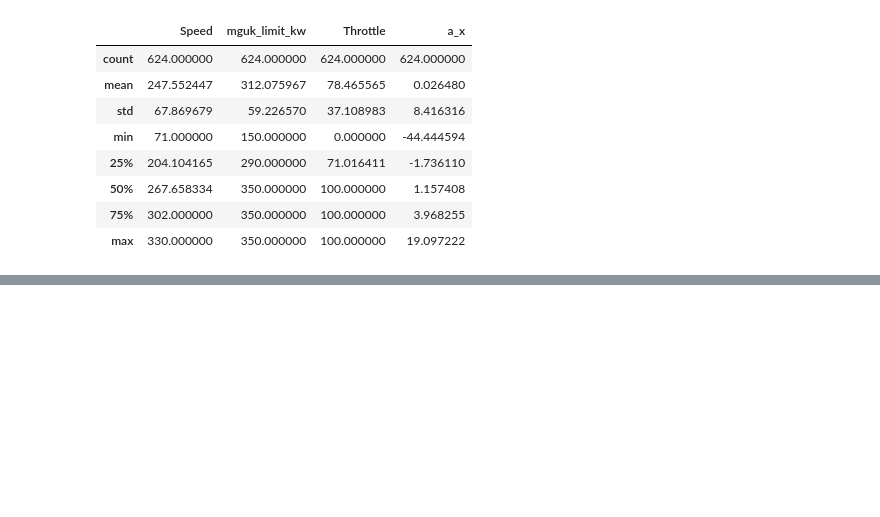
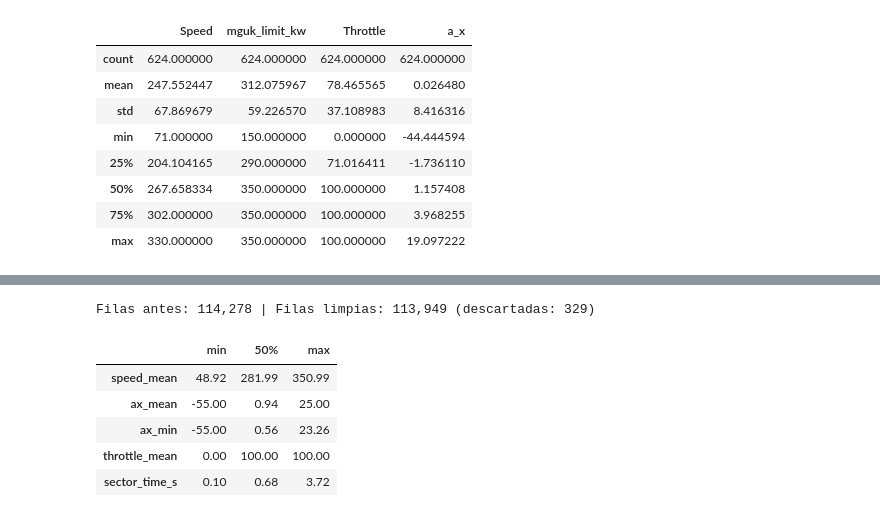
Before and after one commit to BorjaBG/F1-2026-power-unit-ml, a Jupyter notebook: notebook.ipynb, the cells around one changed output, grey strips where cells are left out. Saved outputs shown, nothing was run; the diff lists cells and outputs as text; code cells hidden in the pictures; blank space fills up the shorter version.

```diff
--- a/notebook.ipynb
+++ b/notebook.ipynb
@@ -174,0 +449,26 @@ Puntos en Super-clipping detectados: 123
+# %%
+df_clean = df_micro[
+    (df_micro["micro_sector"] >= 0)
+    & (df_micro["sector_time_s"] >= 0.1)
+].copy()
+
+# Acotar valores físicamente imposibles por ruido de muestreo
+df_clean["throttle_mean"] = df_clean["throttle_mean"].clip(0, 100)
+df_clean["ax_mean"] = df_clean["ax_mean"].clip(-55, 25)
+df_clean["ax_min"] = df_clean["ax_min"].clip(-55, 25)
+
+print(f"Filas antes: {len(df_micro):,} | Filas limpias: {len(df_clean):,} "
+      f"(descartadas: {len(df_micro) - len(df_clean):,})")
+
+# Actualizar el parquet con la versión saneada
+df_clean.to_parquet(processed_dir / "monza_2026_microsectors.parquet", index=False)
+
+df_clean[["speed_mean", "ax_mean", "ax_min", "throttle_mean", "sector_time_s"]].describe().T[["min", "50%", "max"]].round(2)
+# %% [output]
+Filas antes: 114,278 | Filas limpias: 113,949 (descartadas: 329)
+|  | min | 50% | max |
+| speed_mean | 48.92 | 281.99 | 350.99 |
+| ax_mean | -55.00 | 0.94 | 25.00 |
+| ax_min | -55.00 | 0.56 | 23.26 |
+| throttle_mean | 0.00 | 100.00 | 100.00 |
+| sector_time_s | 0.10 | 0.68 | 3.72 |
```
Also changed, not shown: parts of 11 cells of this notebook.
